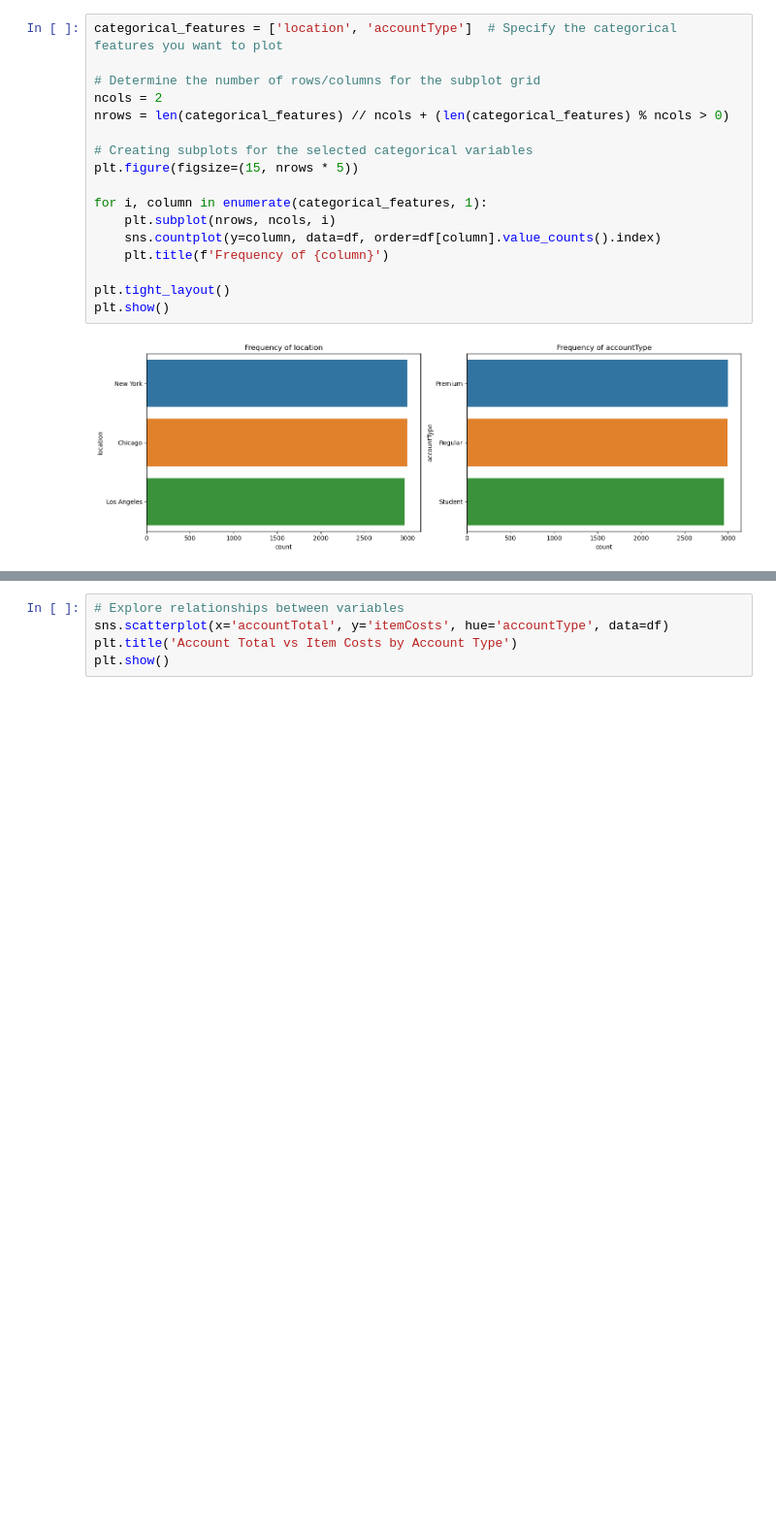
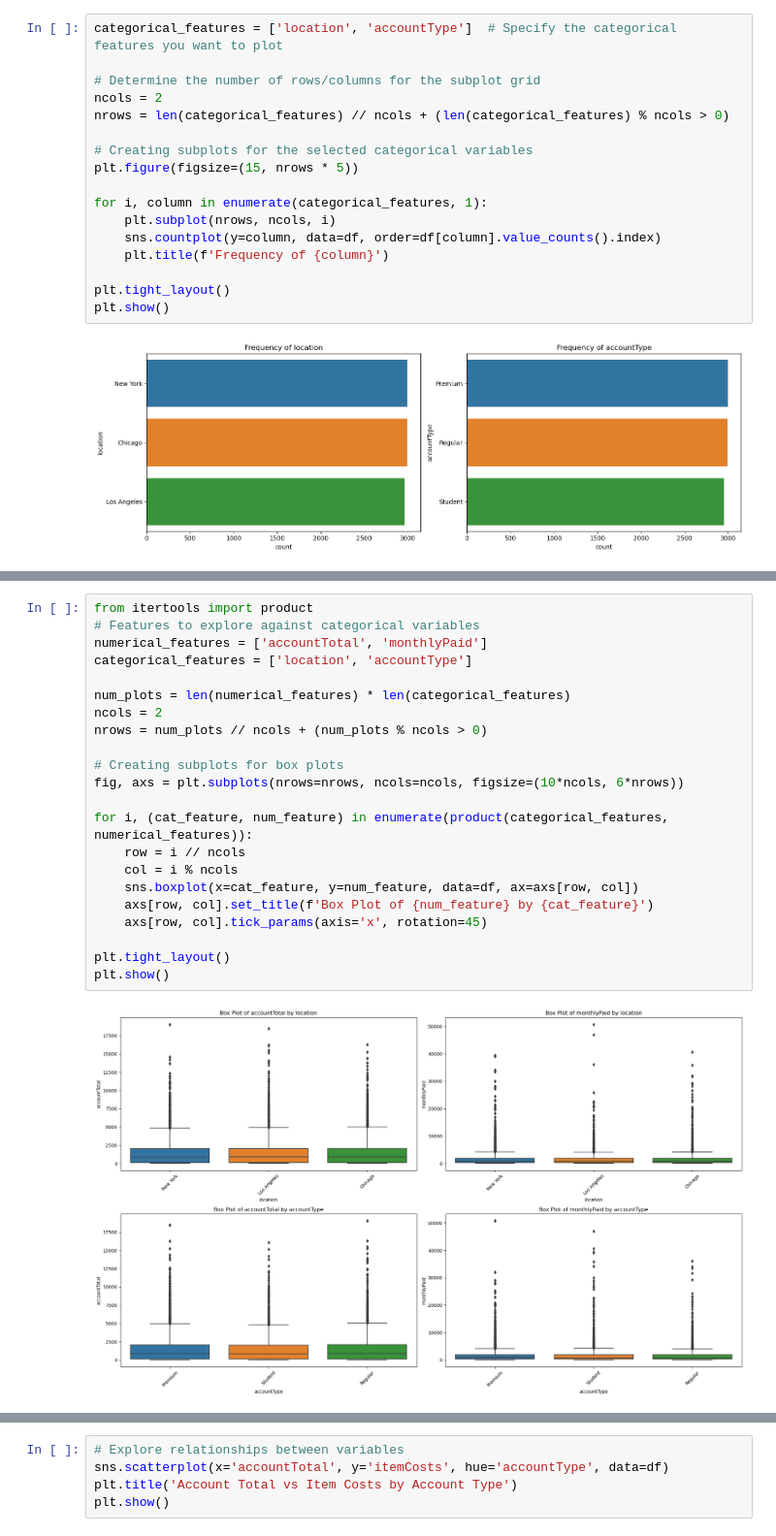
Before and after one commit to MattiaCervelli/AI-ML_project.shopEasy_283791, a Jupyter notebook: main.ipynb, the cells around one changed output, grey strips where cells are left out. Shown at 97% size. Drawn from its saved outputs; the diff is of its cells as text; blank space fills up the shorter version.

```diff
--- a/main.ipynb
+++ b/main.ipynb
@@ -109,0 +177,24 @@ plt.show()
+# %%
+from itertools import product
+# Features to explore against categorical variables
+numerical_features = ['accountTotal', 'monthlyPaid']
+categorical_features = ['location', 'accountType']
+
+num_plots = len(numerical_features) * len(categorical_features)
+ncols = 2
+nrows = num_plots // ncols + (num_plots % ncols > 0)
+
+# Creating subplots for box plots
+fig, axs = plt.subplots(nrows=nrows, ncols=ncols, figsize=(10*ncols, 6*nrows))
+
+for i, (cat_feature, num_feature) in enumerate(product(categorical_features, numerical_features)):
+    row = i // ncols
+    col = i % ncols
+    sns.boxplot(x=cat_feature, y=num_feature, data=df, ax=axs[row, col])
+    axs[row, col].set_title(f'Box Plot of {num_feature} by {cat_feature}')
+    axs[row, col].tick_params(axis='x', rotation=45)
+
+plt.tight_layout()
+plt.show()
+# %% [output]
+[figure, added]
```
Also changed, not shown: parts of 12 cells of this notebook.
